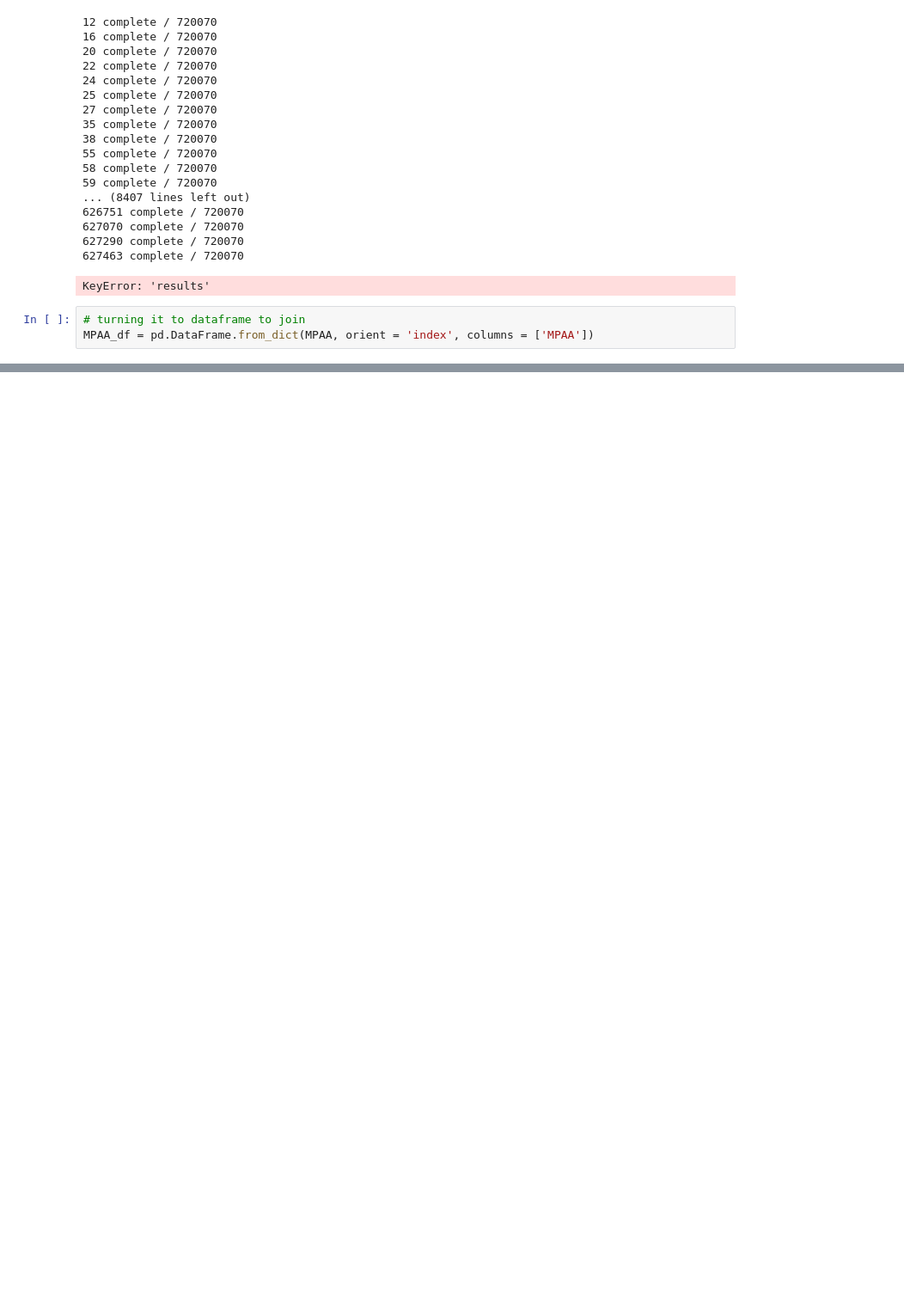
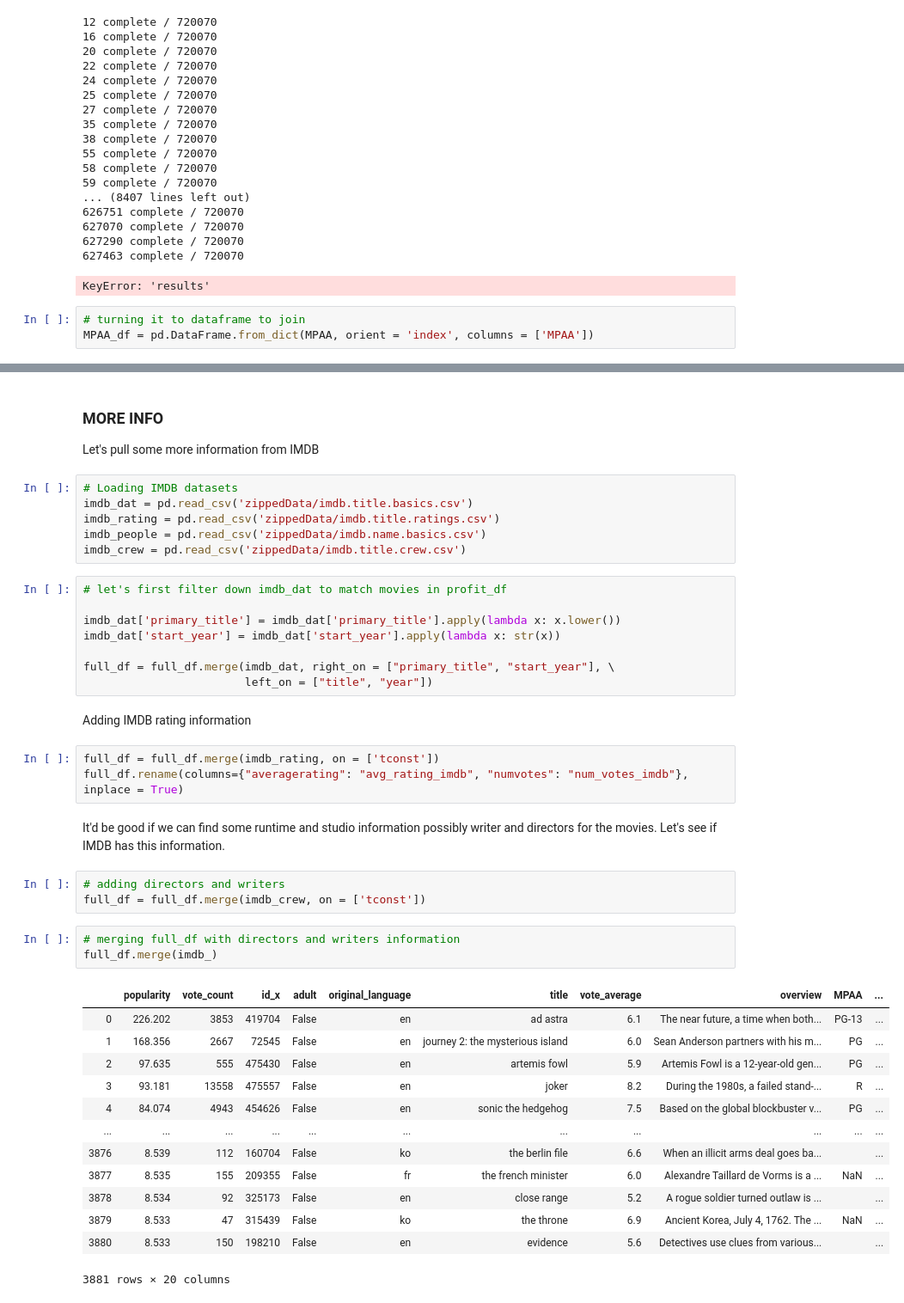
Before and after one commit to stereopickle/DS_movie_EDA, a Jupyter notebook: 001_data_collection.ipynb, the cells around one changed output, grey strips where cells are left out. Shown at 86% size. Drawn from its saved outputs; the diff is of its cells as text; blank space fills up the shorter version.

Commit message:
combining different datasets, also removing unnecessary pull from api

```diff
--- a/001_data_collection.ipynb
+++ b/001_data_collection.ipynb
@@ -342,0 +269,44 @@ Exporting here to combine with other data sets
+# %% [markdown]
+### MORE INFO
+Let's pull some more information from IMDB
+# %%
+# Loading IMDB datasets
+imdb_dat = pd.read_csv('zippedData/imdb.title.basics.csv')
+imdb_rating = pd.read_csv('zippedData/imdb.title.ratings.csv')
+imdb_people = pd.read_csv('zippedData/imdb.name.basics.csv')
+imdb_crew = pd.read_csv('zippedData/imdb.title.crew.csv')
+# %%
+# let's first filter down imdb_dat to match movies in profit_df
+
+imdb_dat['primary_title'] = imdb_dat['primary_title'].apply(lambda x: x.lower())
+imdb_dat['start_year'] = imdb_dat['start_year'].apply(lambda x: str(x))
+
+full_df = full_df.merge(imdb_dat, right_on = ["primary_title", "start_year"], \
+                        left_on = ["title", "year"])
+# %% [markdown]
+Adding IMDB rating information
+# %%
+full_df = full_df.merge(imdb_rating, on = ['tconst'])
+full_df.rename(columns={"averagerating": "avg_rating_imdb", "numvotes": "num_votes_imdb"}, inplace = True)
+# %% [markdown]
+It'd be good if we can find some runtime and studio information possibly writer and directors for the movies. Let's see if IMDB has this information.
+# %%
+# adding directors and writers
+full_df = full_df.merge(imdb_crew, on = ['tconst'])
+# %%
+# merging full_df with directors and writers information
+full_df.merge(imdb_)
+# %% [output]
+|  | popularity | vote_count | id_x | adult | original_language | title | vote_average | overview | MPAA | ... |
+| 0 | 226.202 | 3853 | 419704 | False | en | ad astra | 6.1 | The near future, a time when both... | PG-13 | ... |
+| 1 | 168.356 | 2667 | 72545 | False | en | journey 2: the mysterious island | 6.0 | Sean Anderson partners with his m... | PG | ... |
+| 2 | 97.635 | 555 | 475430 | False | en | artemis fowl | 5.9 | Artemis Fowl is a 12-year-old gen... | PG | ... |
+| 3 | 93.181 | 13558 | 475557 | False | en | joker | 8.2 | During the 1980s, a failed stand-... | R | ... |
+| 4 | 84.074 | 4943 | 454626 | False | en | sonic the hedgehog | 7.5 | Based on the global blockbuster v... | PG | ... |
+| ... | ... | ... | ... | ... | ... | ... | ... | ... | ... | ... |
+| 3876 | 8.539 | 112 | 160704 | False | ko | the berlin file | 6.6 | When an illicit arms deal goes ba... |  | ... |
+| 3877 | 8.535 | 155 | 209355 | False | fr | the french minister | 6.0 | Alexandre Taillard de Vorms is a ... | NaN | ... |
+| 3878 | 8.534 | 92 | 325173 | False | en | close range | 5.2 | A rogue soldier turned outlaw is ... |  | ... |
+| 3879 | 8.533 | 47 | 315439 | False | ko | the throne | 6.9 | Ancient Korea, July 4, 1762. The ... | NaN | ... |
+| 3880 | 8.533 | 150 | 198210 | False | en | evidence | 5.6 | Detectives use clues from various... |  | ... |
+3881 rows × 20 columns
```
Also changed, not shown: parts of 45 cells of this notebook.
